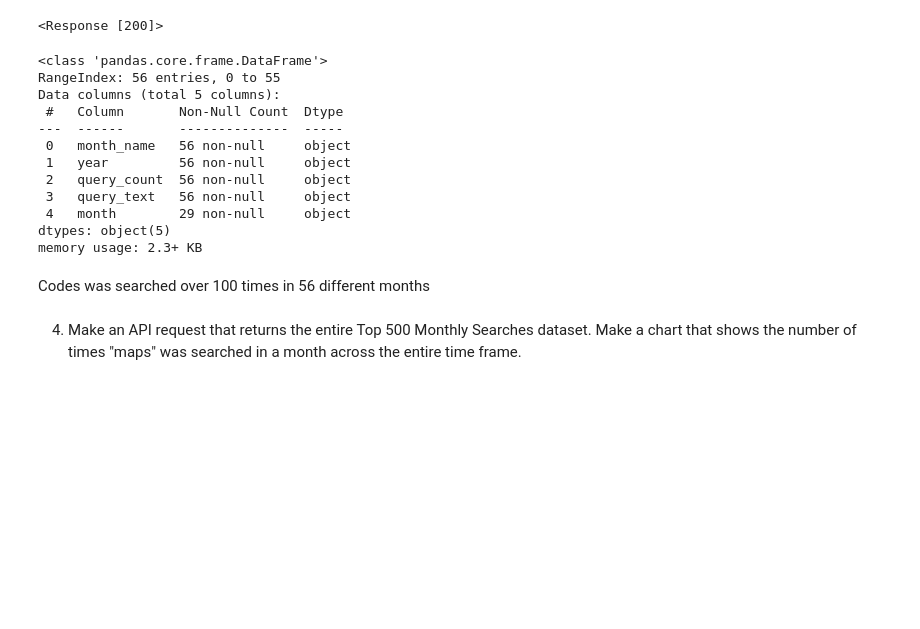
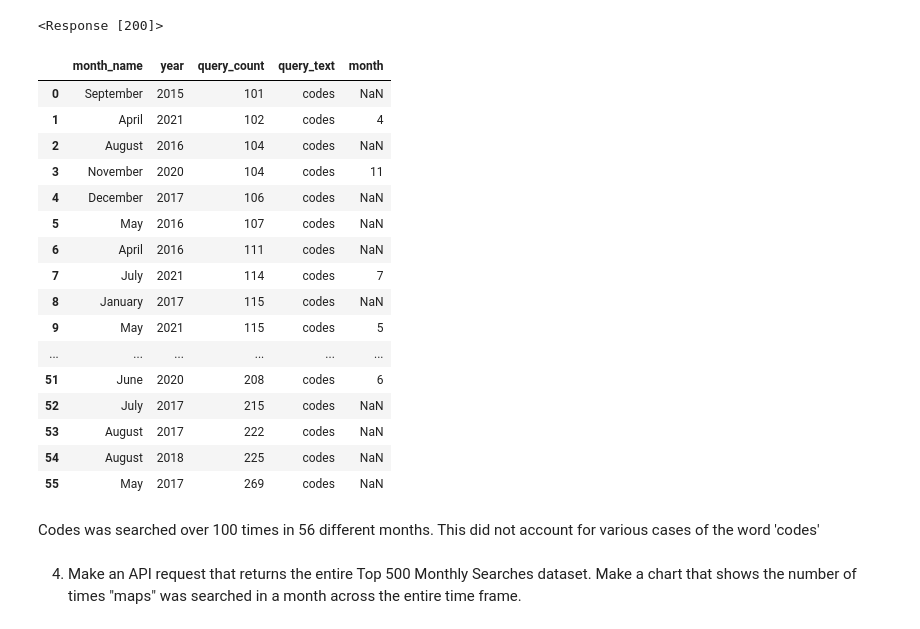
Before and after one commit to NSS-Data-Analytics-Cohort-10/api-Daniel-Hoover, a Jupyter notebook: notebooks/api_stuff.ipynb, the cells around one changed output. Cells and saved outputs as stored; diff of their text form; code cells hidden in the pictures; blank space fills up the shorter version.

```diff
--- a/notebooks/api_stuff.ipynb
+++ b/notebooks/api_stuff.ipynb
@@ -110,22 +145,27 @@ res3
 <Response [200]>
 # %%
 codes=pd.DataFrame(res3.json())
-codes.info()
+codes
 # %% [output]
-<class 'pandas.core.frame.DataFrame'>
-RangeIndex: 56 entries, 0 to 55
-Data columns (total 5 columns):
- #   Column       Non-Null Count  Dtype
----  ------       --------------  -----
- 0   month_name   56 non-null     object
- 1   year         56 non-null     object
- 2   query_count  56 non-null     object
- 3   query_text   56 non-null     object
- 4   month        29 non-null     object
-dtypes: object(5)
-memory usage: 2.3+ KB
+|  | month_name | year | query_count | query_text | month |
+| 0 | September | 2015 | 101 | codes | NaN |
+| 1 | April | 2021 | 102 | codes | 4 |
+| 2 | August | 2016 | 104 | codes | NaN |
+| 3 | November | 2020 | 104 | codes | 11 |
+| 4 | December | 2017 | 106 | codes | NaN |
+| 5 | May | 2016 | 107 | codes | NaN |
+| 6 | April | 2016 | 111 | codes | NaN |
+| 7 | July | 2021 | 114 | codes | 7 |
+| 8 | January | 2017 | 115 | codes | NaN |
+| 9 | May | 2021 | 115 | codes | 5 |
+| ... | ... | ... | ... | ... | ... |
+| 51 | June | 2020 | 208 | codes | 6 |
+| 52 | July | 2017 | 215 | codes | NaN |
+| 53 | August | 2017 | 222 | codes | NaN |
+| 54 | August | 2018 | 225 | codes | NaN |
+| 55 | May | 2017 | 269 | codes | NaN |
 # %% [markdown]
-Codes was searched over 100 times in 56 different months
+Codes was searched over 100 times in 56 different months. This did not account for various cases of the word 'codes'
 # %% [markdown]
 4. Make an API request that returns the entire Top 500 Monthly Searches dataset. Make a chart that shows the number of times "maps" was searched in a month across the entire time frame.
 # %%
```
Also changed, not shown: parts of 11 cells of this notebook.
